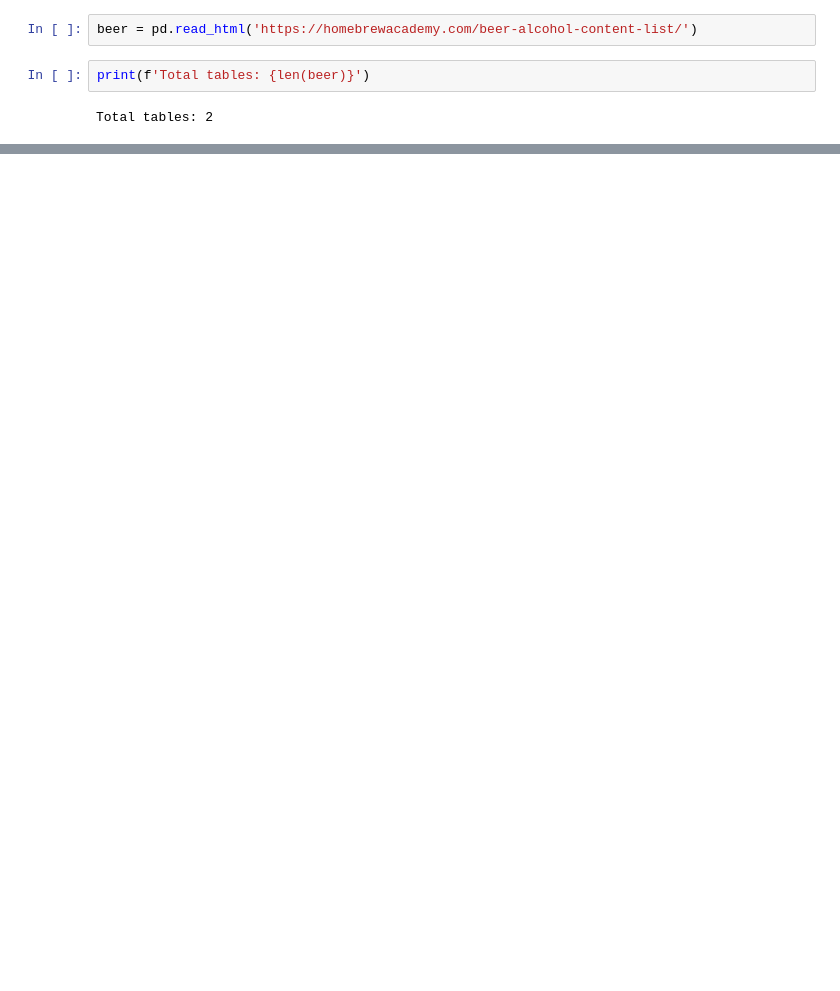
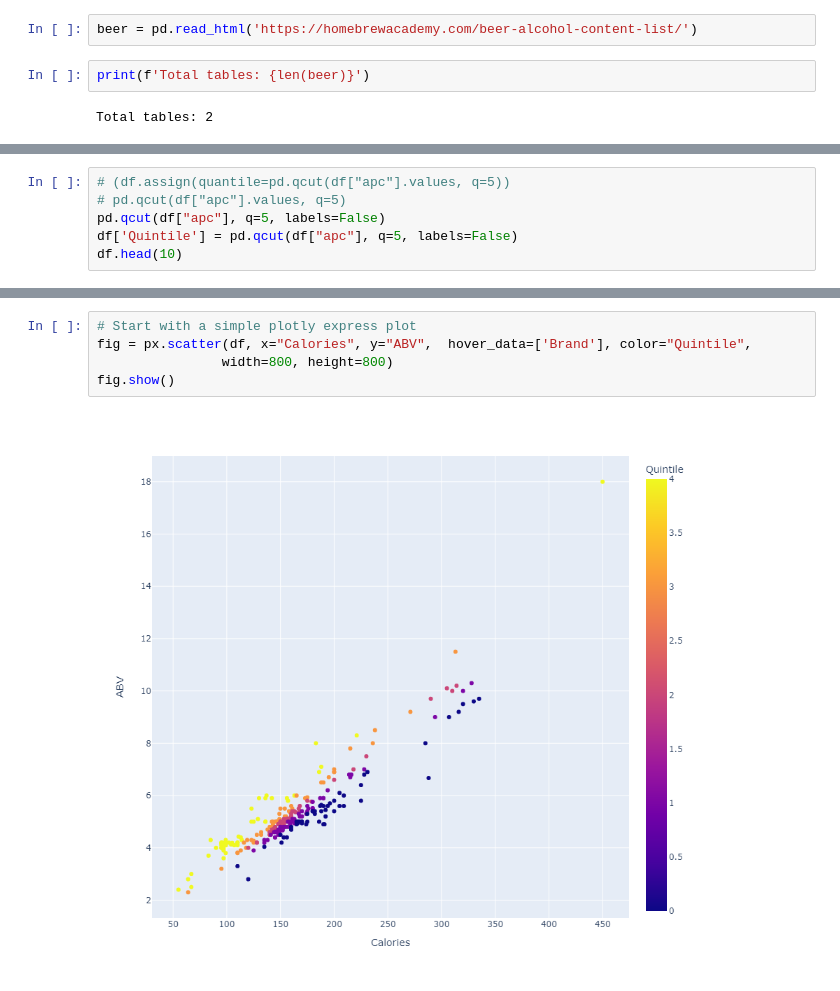
Before and after one commit to mjturtora/beer, a Jupyter notebook: Beer.ipynb, the cells around one changed output, grey strips where cells are left out. Cells and saved outputs as stored; diff of their text form; blank space fills up the shorter version.

Commit message:
Color by quintile
Used qcut and Plotly express color

```diff
--- a/Beer.ipynb
+++ b/Beer.ipynb
@@ -55,0 +61,6 @@ df.head(30)
+# %%
+# (df.assign(quantile=pd.qcut(df["apc"].values, q=5))
+# pd.qcut(df["apc"].values, q=5)
+pd.qcut(df["apc"], q=5, labels=False)
+df['Quintile'] = pd.qcut(df["apc"], q=5, labels=False)
+df.head(10)
@@ -55,0 +79,7 @@ df.head(30)
+# %%
+# Start with a simple plotly express plot
+fig = px.scatter(df, x="Calories", y="ABV",  hover_data=['Brand'], color="Quintile",
+                width=800, height=800)
+fig.show()
+# %% [output]
+[figure, added]
```
Also changed, not shown: parts of 9 cells of this notebook.
